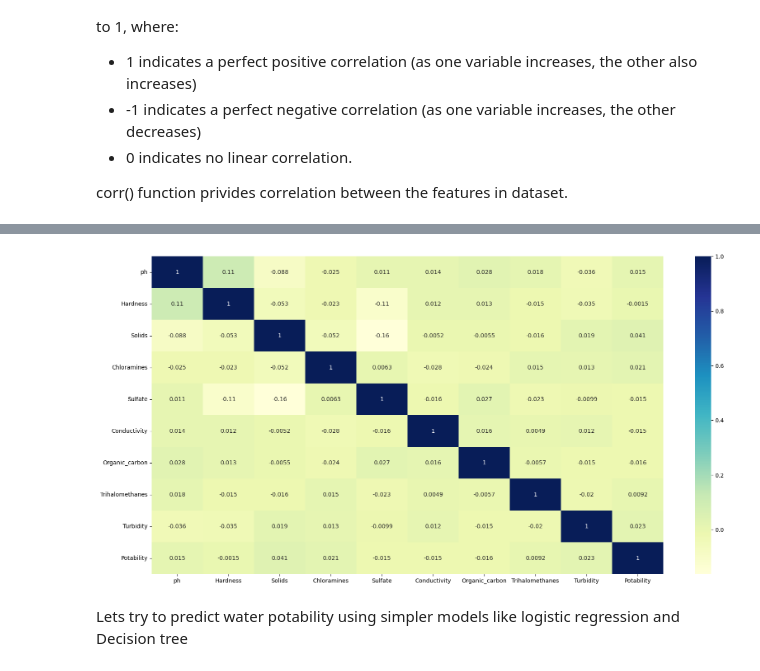
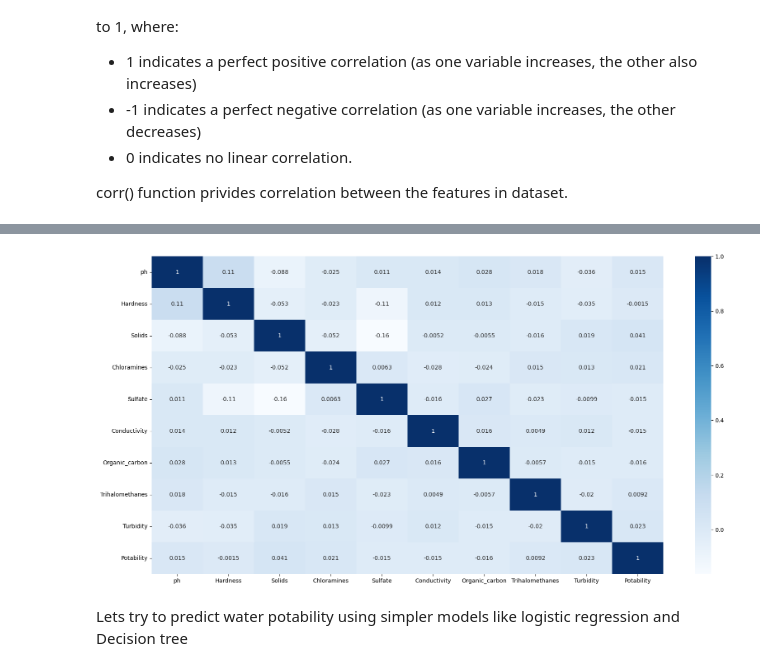
Before and after one commit to rahulbijoor/water-potability-prediction, a Jupyter notebook: water-potability-prediction.ipynb, the cells around one changed output, grey strips where cells are left out. Drawn from its saved outputs; the diff is of its cells as text; code cells hidden in the pictures.

```diff
--- a/water-potability-prediction.ipynb
+++ b/water-potability-prediction.ipynb
@@ -139,10 +139,10 @@ data.corr()
 | Potability | 0.014530 | -0.001505 | 0.040674 | 0.020784 | -0.015303 | -0.015496 | -0.015567 | 0.009244 | ... |
 # %%
 plt.figure(figsize=(20,10))
-sns.heatmap(data.corr(), cmap='YlGnBu', annot=True)
+sns.heatmap(data.corr(), cmap='Blues', annot=True)
 plt.show()
 # %% [output]
-[figure, old version]
+[figure, new version]
 # %% [markdown]
 Lets try to predict water potability using simpler models like logistic regression and Decision tree
 # %% [markdown]
```
Also changed, not shown: parts of 11 cells of this notebook.
